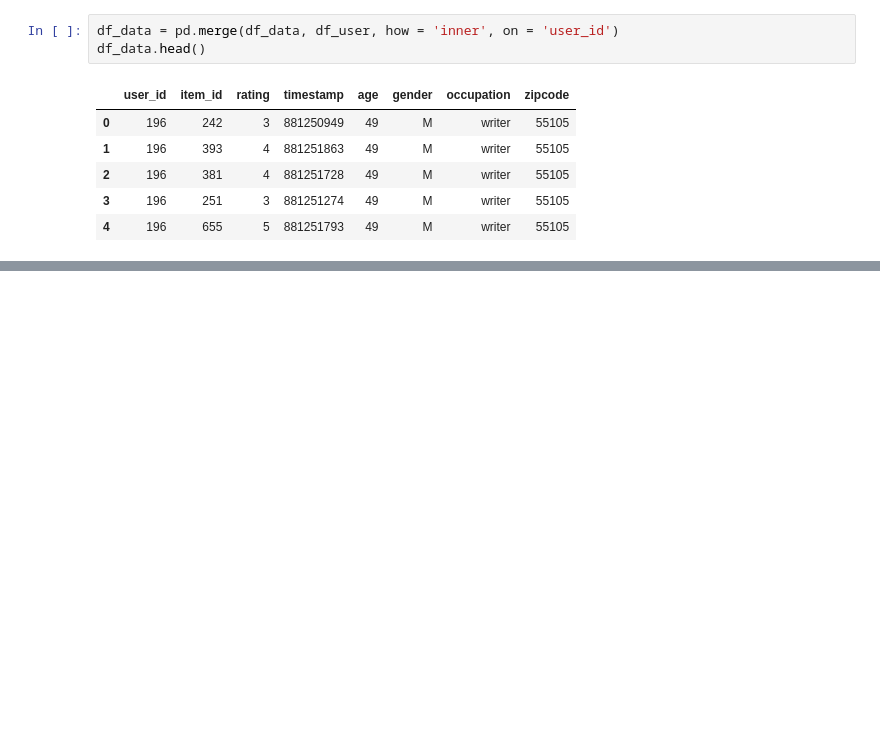
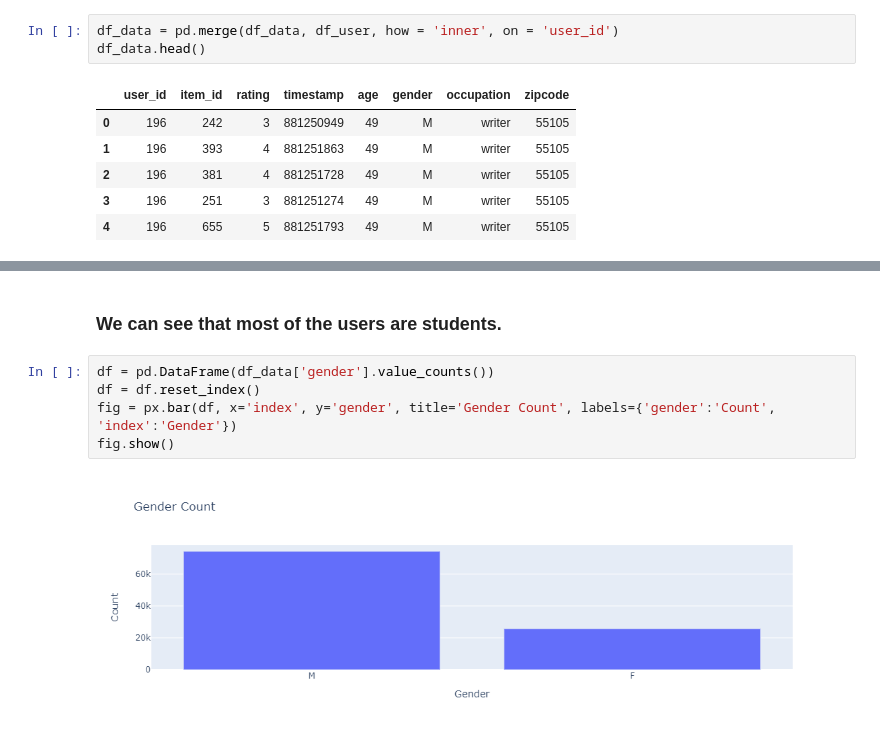
Before and after one commit to anandaheino/Recommendation_Systems, a Jupyter notebook: Matrix_factorization/Recomm_System_MovieLens.ipynb, the cells around one changed output, grey strips where cells are left out. Cells and saved outputs as stored; diff of their text form; blank space fills up the shorter version.

Commit message:
EDA for gender and occupation.

```diff
--- a/Matrix_factorization/Recomm_System_MovieLens.ipynb
+++ b/Matrix_factorization/Recomm_System_MovieLens.ipynb
@@ -138,0 +157,9 @@ df_data.head()
+# %% [markdown]
+### We can see that most of the users are students.
+# %%
+df = pd.DataFrame(df_data['gender'].value_counts())
+df = df.reset_index()
+fig = px.bar(df, x='index', y='gender', title='Gender Count', labels={'gender':'Count', 'index':'Gender'})
+fig.show()
+# %% [output]
+[figure, added]
```
Also changed, not shown: parts of 13 cells of this notebook.
